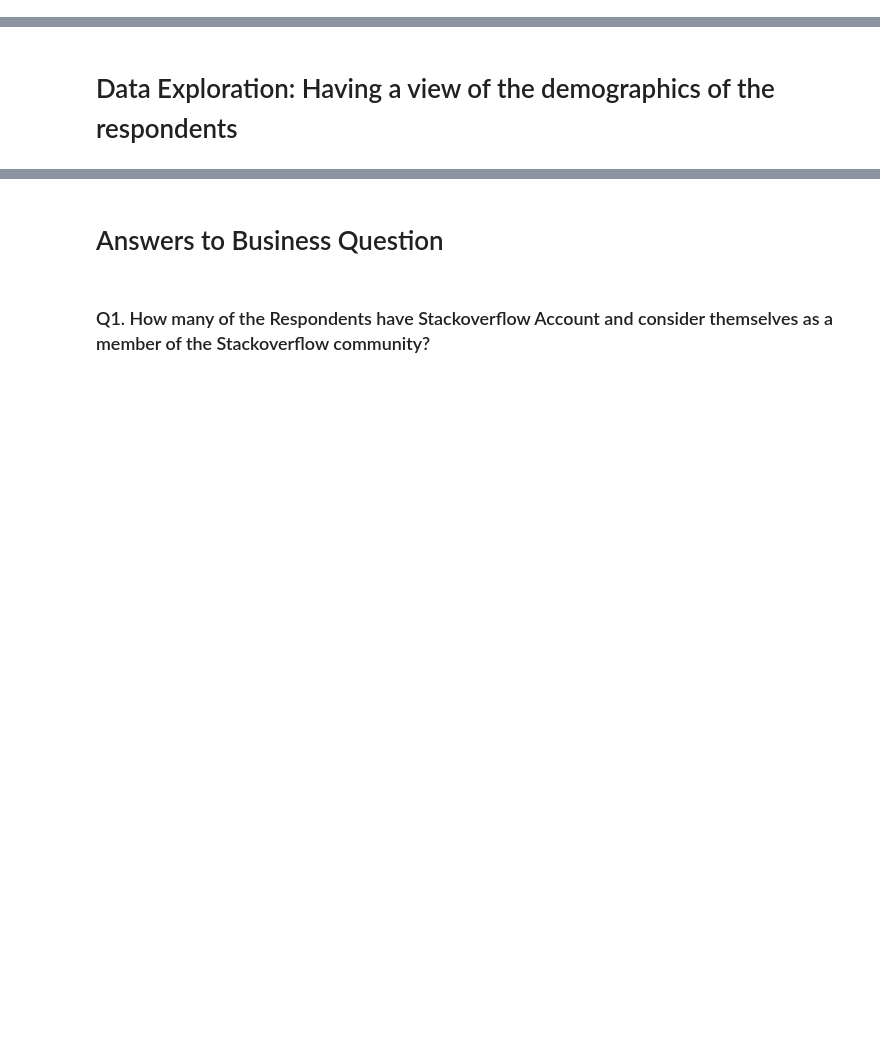
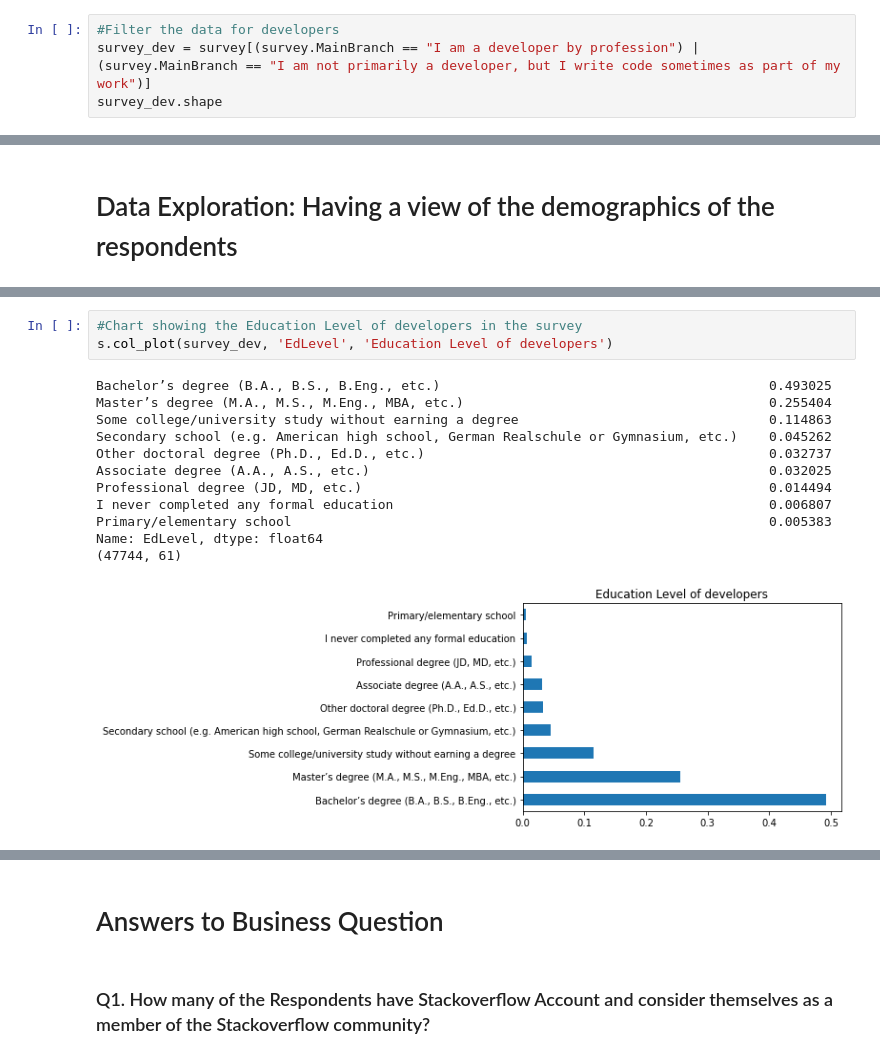
Before and after one commit to DevGpsalm/Stack-over-underflow, a Jupyter notebook: stack overunderflow.ipynb, the cells around one changed output, grey strips where cells are left out. Saved outputs shown, nothing was run; the diff lists cells and outputs as text; blank space fills up the shorter version.

```diff
--- a/stack overunderflow.ipynb
+++ b/stack overunderflow.ipynb
@@ -42,0 +44,4 @@ survey.shape
+# %%
+#Filter the data for developers
+survey_dev = survey[(survey.MainBranch == "I am a developer by profession") | (survey.MainBranch == "I am not primarily a developer, but I write code sometimes as part of my work")]
+survey_dev.shape
@@ -95,0 +108,16 @@ s.col_plot(survey, 'EdLevel', 'Education Level')
+# %%
+#Chart showing the Education Level of developers in the survey
+s.col_plot(survey_dev, 'EdLevel', 'Education Level of developers')
+# %% [output]
+Bachelor’s degree (B.A., B.S., B.Eng., etc.)                                          0.493025
+Master’s degree (M.A., M.S., M.Eng., MBA, etc.)                                       0.255404
+Some college/university study without earning a degree                                0.114863
+Secondary school (e.g. American high school, German Realschule or Gymnasium, etc.)    0.045262
+Other doctoral degree (Ph.D., Ed.D., etc.)                                            0.032737
+Associate degree (A.A., A.S., etc.)                                                   0.032025
+Professional degree (JD, MD, etc.)                                                    0.014494
+I never completed any formal education                                                0.006807
+Primary/elementary school                                                             0.005383
+Name: EdLevel, dtype: float64
+(47744, 61)
+[figure, added]
```
Also changed, not shown: parts of 25 cells of this notebook, 1 other file.
